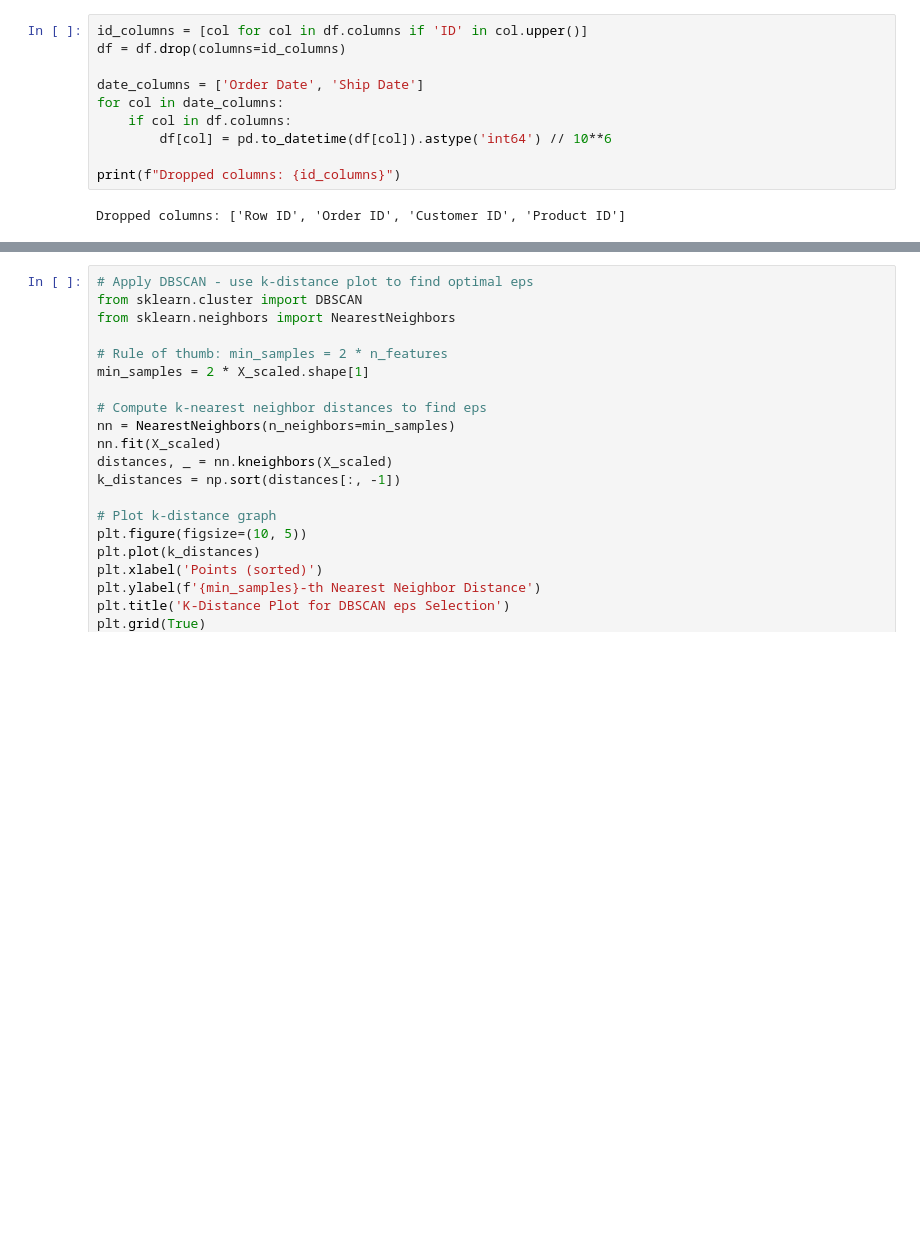
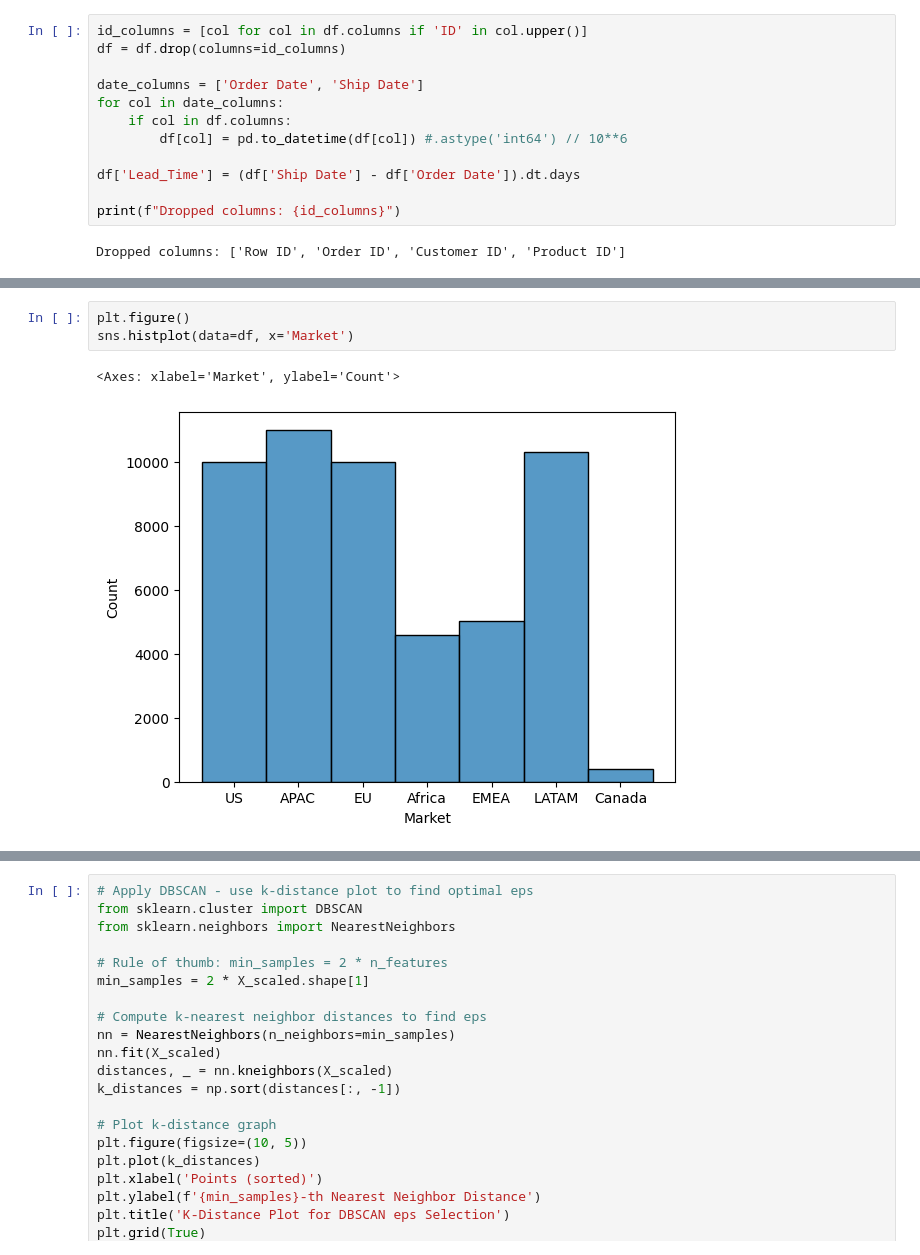
Before and after one commit to anastasijasavov/machine-learning, a Jupyter notebook: notebooks/global_superstore_20260208.ipynb, the cells around one changed output, grey strips where cells are left out. Cells and saved outputs as stored; diff of their text form; blank space fills up the shorter version.

```diff
--- a/notebooks/global_superstore_20260208.ipynb
+++ b/notebooks/global_superstore_20260208.ipynb
@@ -227,7 +227,9 @@ df = df.drop(columns=id_columns)
 date_columns = ['Order Date', 'Ship Date']
 for col in date_columns:
     if col in df.columns:
-        df[col] = pd.to_datetime(df[col]).astype('int64') // 10**6
+        df[col] = pd.to_datetime(df[col]) #.astype('int64') // 10**6
+
+df['Lead_Time'] = (df['Ship Date'] - df['Order Date']).dt.days
 
 print(f"Dropped columns: {id_columns}")
 # %% [output]
@@ -234,0 +284,6 @@ Dropped columns: ['Row ID', 'Order ID', 'Customer ID', 'Product ID']
+# %%
+plt.figure()
+sns.histplot(data=df, x='Market')
+# %% [output]
+<Axes: xlabel='Market', ylabel='Count'>
+[figure, added]
```
Also changed, not shown: parts of 29 cells of this notebook.
